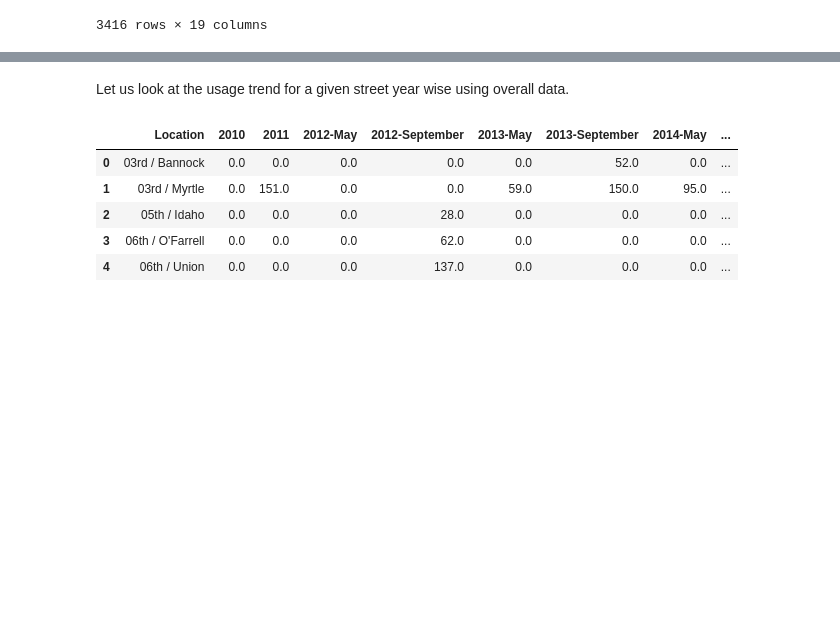
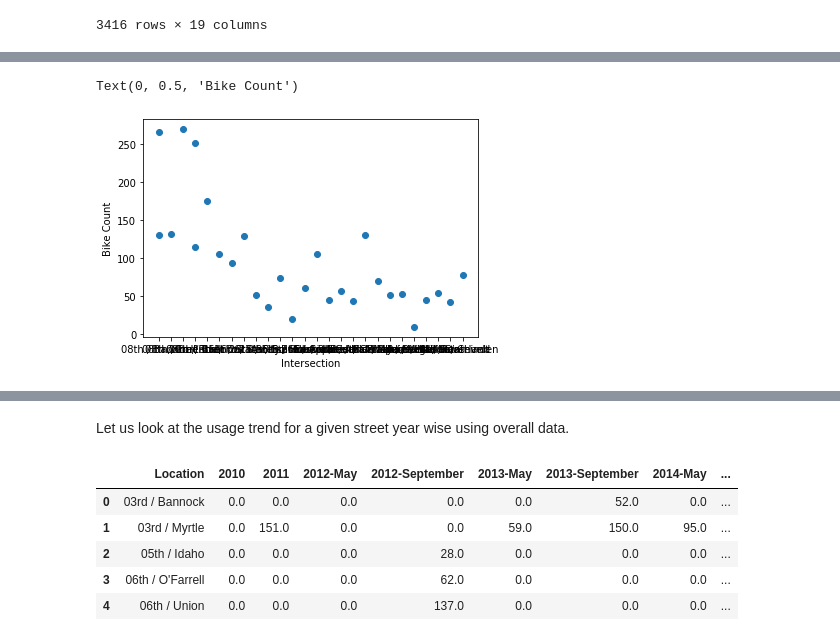
Before and after one commit to mikestefancic/TVCA, a Jupyter notebook: tvca-explore.ipynb, the cells around one changed output, grey strips where cells are left out. Saved outputs shown, nothing was run; the diff lists cells and outputs as text; code cells hidden in the pictures; blank space fills up the shorter version.

```diff
--- a/tvca-explore.ipynb
+++ b/tvca-explore.ipynb
@@ -150,0 +222,2 @@ data_2010.head()
+# %%
+data_2010.drop(data_2010.tail(3).index, inplace=True)
@@ -150,0 +226,3 @@ data_2010.head()
+# %%
+data_2010_trimmed = data_2010[['Location', 'Date', 'Time', 'Total']]
+data_2010_trimmed.head()
@@ -331,0 +793,7 @@ To retain the current behavior and silence the warning, pass 'sort=True'.
+# %%
+plt.scatter(data_2010_trimmed['Location'], data_2010_trimmed['Total'])
+plt.xlabel('Intersection')
+plt.ylabel('Bike Count')
+# %% [output]
+Text(0, 0.5, 'Bike Count')
+[figure, added]
```
Also changed, not shown: parts of 108 cells of this notebook.
